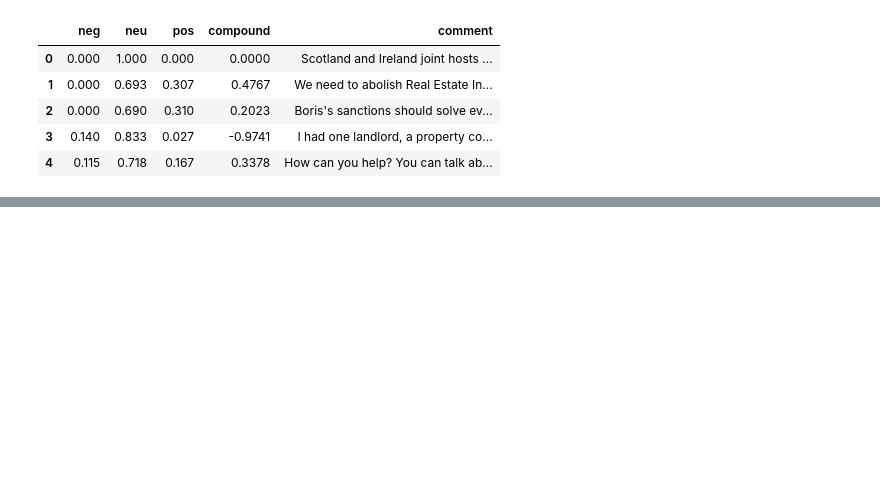
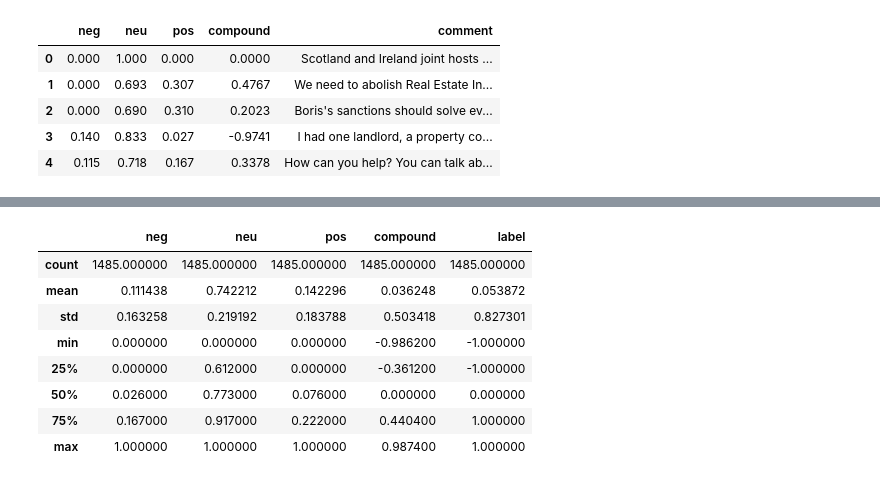
Before and after one commit to Gus1616/investigation_of_language_styles_reddit, a Jupyter notebook: 17350796_reddit_assignment_notebook.ipynb, the cells around one changed output, grey strips where cells are left out. Saved outputs shown, nothing was run; the diff lists cells and outputs as text; code cells hidden in the pictures; blank space fills up the shorter version.

```diff
--- a/17350796_reddit_assignment_notebook.ipynb
+++ b/17350796_reddit_assignment_notebook.ipynb
@@ -1048,0 +1049,12 @@ df_comments_ireland.head(10)
+# %%
+df_comments_ireland.describe()
+# %% [output]
+|  | neg | neu | pos | compound | label |
+| count | 1485.000000 | 1485.000000 | 1485.000000 | 1485.000000 | 1485.000000 |
+| mean | 0.111438 | 0.742212 | 0.142296 | 0.036248 | 0.053872 |
+| std | 0.163258 | 0.219192 | 0.183788 | 0.503418 | 0.827301 |
+| min | 0.000000 | 0.000000 | 0.000000 | -0.986200 | -1.000000 |
+| 25% | 0.000000 | 0.612000 | 0.000000 | -0.361200 | -1.000000 |
+| 50% | 0.026000 | 0.773000 | 0.076000 | 0.000000 | 0.000000 |
+| 75% | 0.167000 | 0.917000 | 0.222000 | 0.440400 | 1.000000 |
+| max | 1.000000 | 1.000000 | 1.000000 | 0.987400 | 1.000000 |
```
Also changed, not shown: parts of 53 cells of this notebook, 1 other file.
